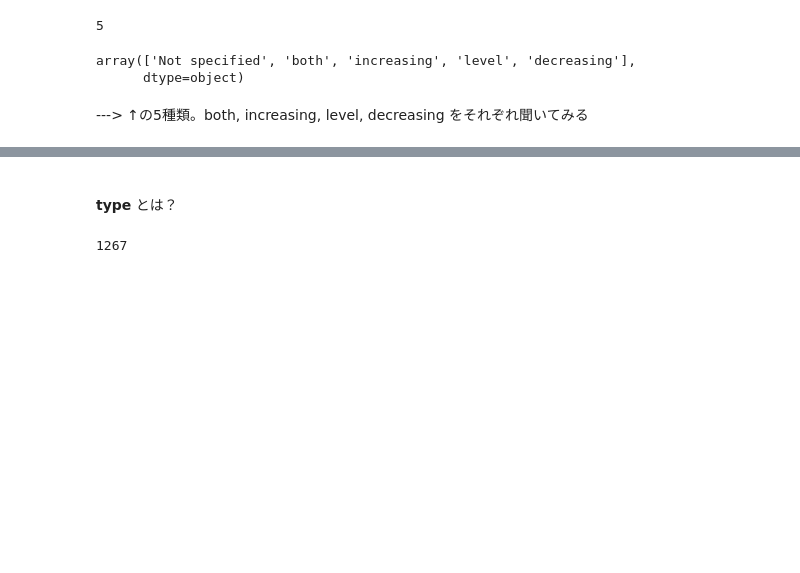
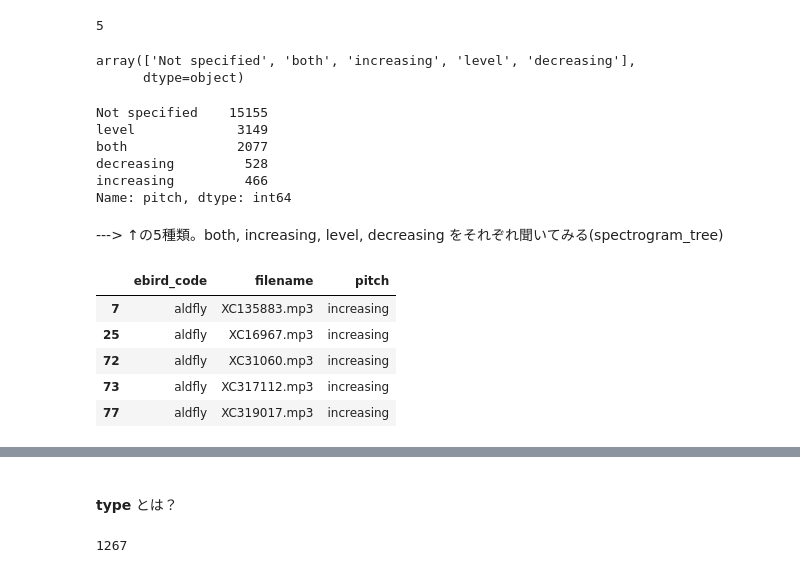
Before and after one commit to fkubota/kaggle-Cornell-Birdcall-Identification, a Jupyter notebook: nb/001_eda.ipynb, the cells around one changed output, grey strips where cells are left out. Drawn from its saved outputs; the diff is of its cells as text; code cells hidden in the pictures; blank space fills up the shorter version.

```diff
--- a/nb/001_eda.ipynb
+++ b/nb/001_eda.ipynb
@@ -174,5 +180,24 @@ df_train['pitch'].unique()
 # %% [output]
 array(['Not specified', 'both', 'increasing', 'level', 'decreasing'],
       dtype=object)
+# %%
+df_train['pitch'].value_counts()
+# %% [output]
+Not specified    15155
+level             3149
+both              2077
+decreasing         528
+increasing         466
+Name: pitch, dtype: int64
 # %% [markdown]
----> ↑の5種類。both, increasing, level, decreasing をそれぞれ聞いてみる
+---> ↑の5種類。both, increasing, level, decreasing をそれぞれ聞いてみる(spectrogram_tree)
+# %%
+mask = df_train['pitch'] == 'increasing'
+df_train[mask][['ebird_code', 'filename', 'pitch']].iloc[0:5]
+# %% [output]
+|  | ebird_code | filename | pitch |
+| 7 | aldfly | XC135883.mp3 | increasing |
+| 25 | aldfly | XC16967.mp3 | increasing |
+| 72 | aldfly | XC31060.mp3 | increasing |
+| 73 | aldfly | XC317112.mp3 | increasing |
+| 77 | aldfly | XC319017.mp3 | increasing |
```
Also changed, not shown: parts of 18 cells of this notebook, 1 other file.
